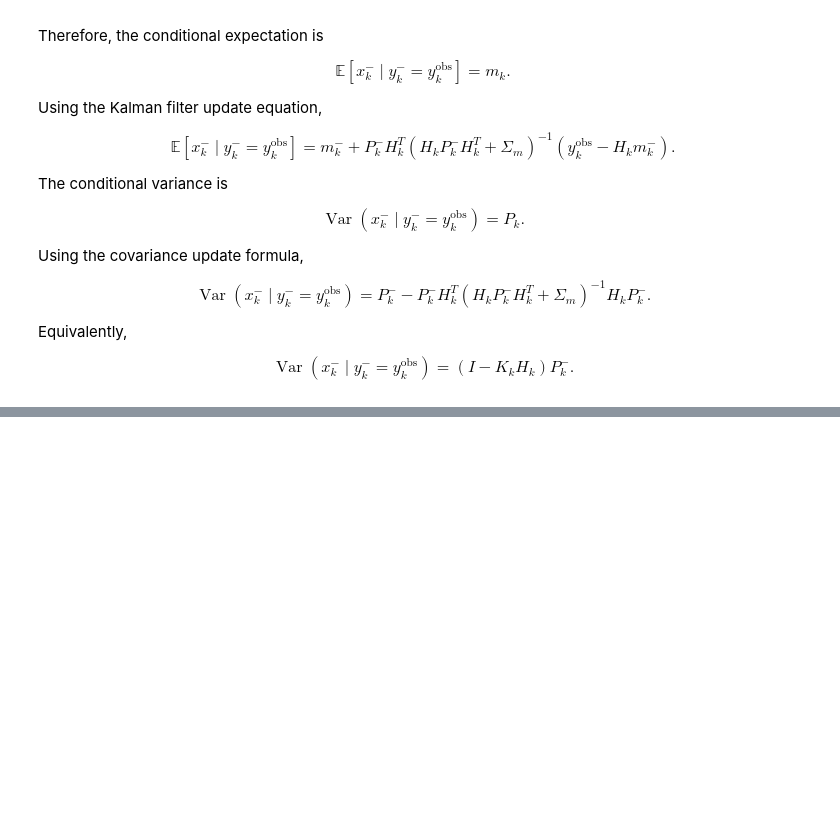
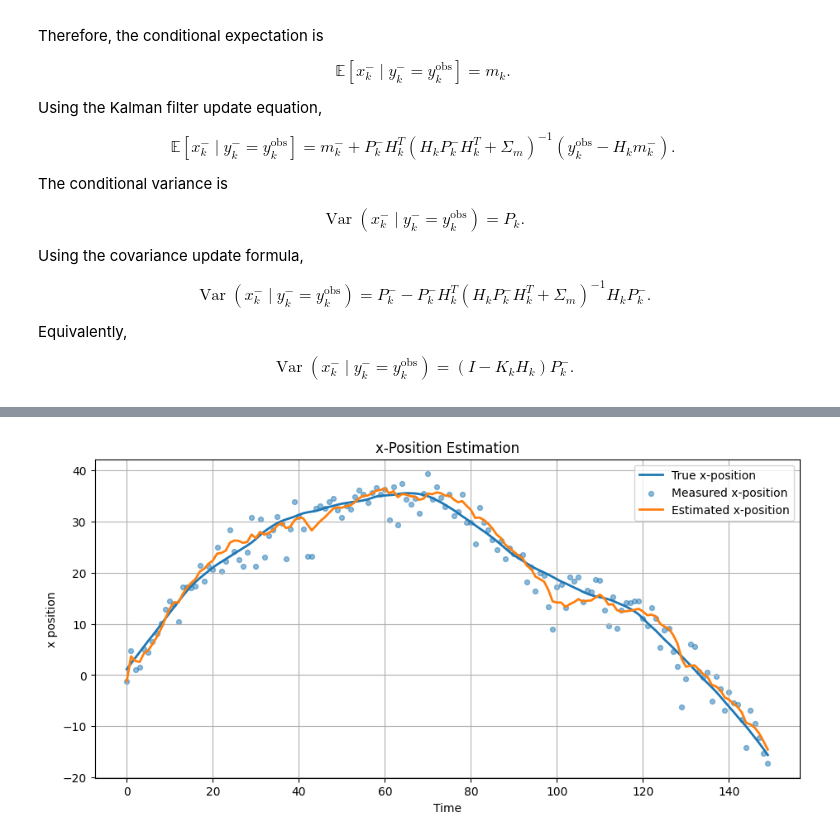
Before and after one commit to baanujan-18/Statistical-Learning-e20030, a Jupyter notebook: Assignment_07.ipynb, the cells around one changed output, grey strips where cells are left out. Saved outputs shown, nothing was run; the diff lists cells and outputs as text; code cells hidden in the pictures; blank space fills up the shorter version.

```diff
--- a/Assignment_07.ipynb
+++ b/Assignment_07.ipynb
@@ -609,0 +2436,81 @@ $$
+# %%
+# Create the time axis
+time = np.arange(number_of_steps) * dt
+
+
+# Plot x-position
+plt.figure(figsize=(11, 5))
+
+plt.plot(
+    time,
+    true_states[:, 0],
+    linewidth=2,
+    label="True x-position"
+)
+
+plt.scatter(
+    time,
+    gps_measurements[:, 0],
+    s=18,
+    alpha=0.5,
+    label="Measured x-position"
+)
+
+plt.plot(
+    time,
+    estimated_states[:, 0],
+    linewidth=2,
+    label="Estimated x-position"
+)
+
+plt.xlabel("Time")
+
+plt.ylabel("x position")
+
+plt.title("x-Position Estimation")
+
+plt.grid(True)
+
+plt.legend()
+
+plt.show()
+
+
+# Plot y-position
+plt.figure(figsize=(11, 5))
+
+plt.plot(
+    time,
+    true_states[:, 1],
+    linewidth=2,
+    label="True y-position"
+)
+
+plt.scatter(
+    time,
+    gps_measurements[:, 1],
+    s=18,
+    alpha=0.5,
+    label="Measured y-position"
+)
+
+plt.plot(
+    time,
+    estimated_states[:, 1],
+    linewidth=2,
+    label="Estimated y-position"
+)
+
+plt.xlabel("Time")
+
+plt.ylabel("y position")
+
+plt.title("y-Position Estimation")
+
+plt.grid(True)
+
+plt.legend()
+
+plt.show()
+# %% [output]
+[figure, added]
```
Also changed, not shown: parts of 20 cells of this notebook.
